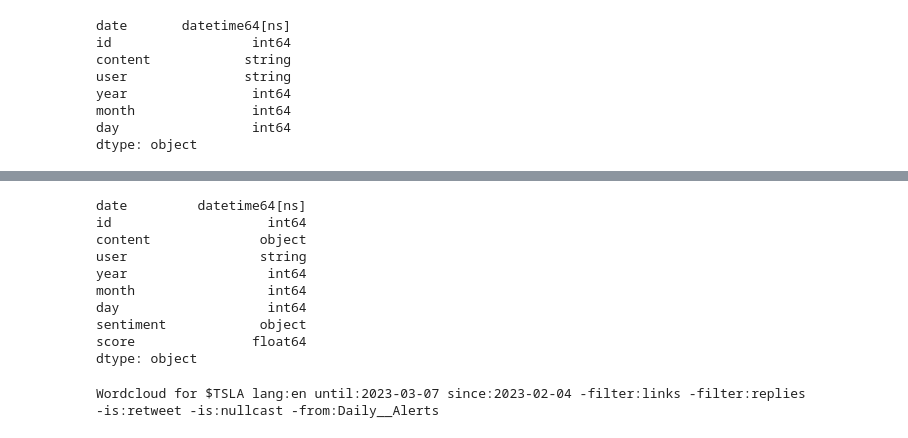
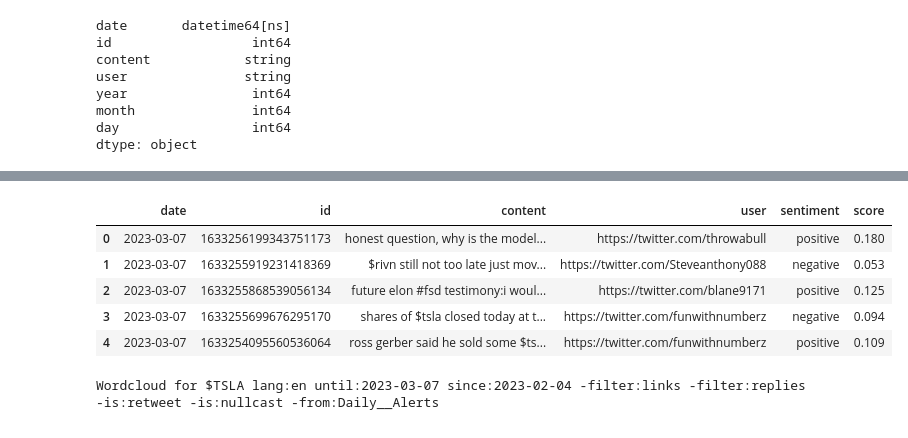
Before and after one commit to ChloeL6/Financial-Sentiment-Analysis, a Jupyter notebook: tweet.ipynb, the cells around one changed output, grey strips where cells are left out. Saved outputs shown, nothing was run; the diff lists cells and outputs as text; code cells hidden in the pictures.

```diff
--- a/tweet.ipynb
+++ b/tweet.ipynb
@@ -214,0 +228,4 @@ Created table deb-01-372112.SIA_Stocks.twitter
+# %%
+df = df.astype({'content':'string'})
+
+df.dtypes
@@ -214,0 +243,11 @@ Created table deb-01-372112.SIA_Stocks.twitter
+# %%
+df = df.drop(columns=['day', 'year'])
+
+df.head(5)
+# %% [output]
+|  | date | id | content | user | sentiment | score |
+| 0 | 2023-03-07 | 1633256199343751173 | honest question, why is the model... | https://twitter.com/throwabull | positive | 0.180 |
+| 1 | 2023-03-07 | 1633255919231418369 | $rivn still not too late just mov... | https://twitter.com/Steveanthony088 | negative | 0.053 |
+| 2 | 2023-03-07 | 1633255868539056134 | future elon #fsd testimony:i woul... | https://twitter.com/blane9171 | positive | 0.125 |
+| 3 | 2023-03-07 | 1633255699676295170 | shares of $tsla closed today at t... | https://twitter.com/funwithnumberz | negative | 0.094 |
+| 4 | 2023-03-07 | 1633254095560536064 | ross gerber said he sold some $ts... | https://twitter.com/funwithnumberz | positive | 0.109 |
@@ -236,16 +294,3 @@ TABLE_ID = 'twitter'
 table_name = f"{PROJECT_ID}.{DATASET_ID}.{TABLE_ID}"
 schema = schema
 load_table(df, client, table_name, schema)
-# %%
-df.dtypes
-# %% [output]
-date         datetime64[ns]
-id                    int64
-content              object
-user                 string
-year                  int64
-month                 int64
-day                   int64
-sentiment            object
-score               float64
-dtype: object
```
Also changed, not shown: parts of 15 cells of this notebook.
